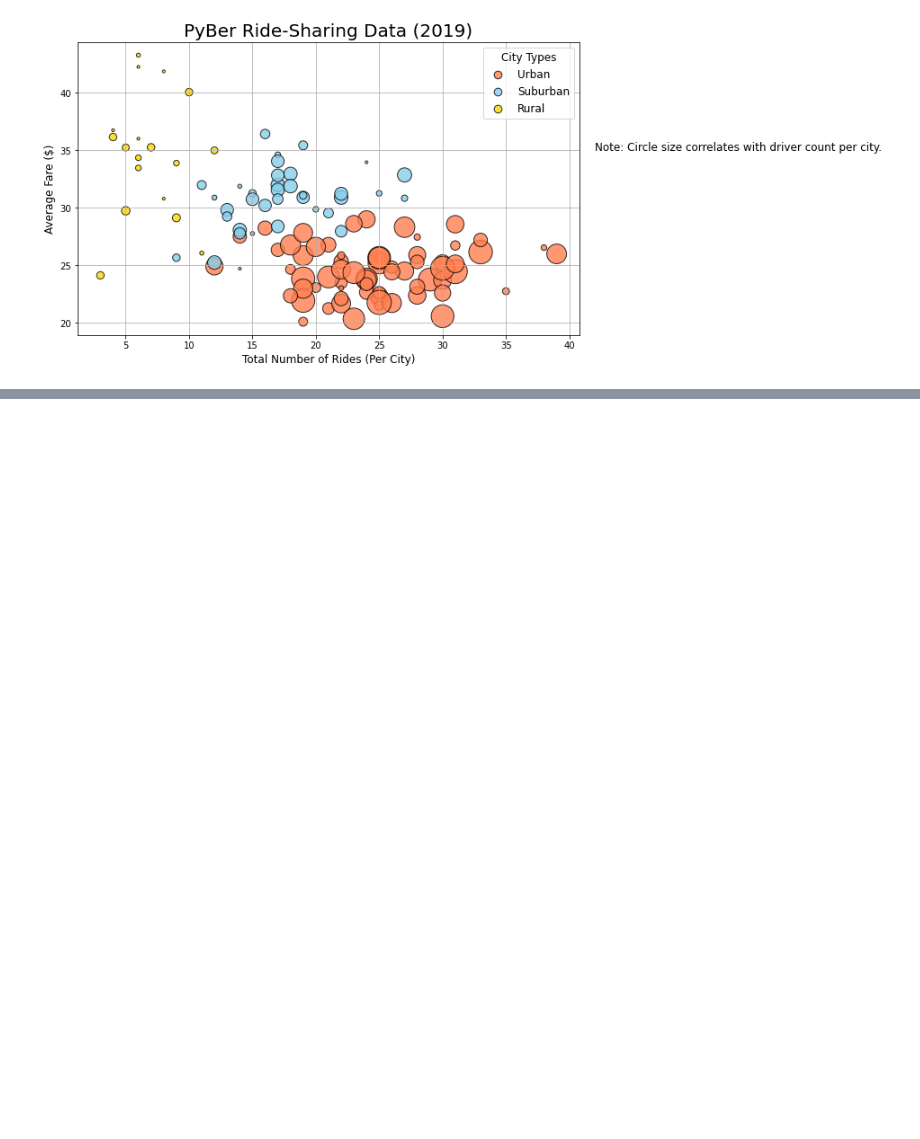
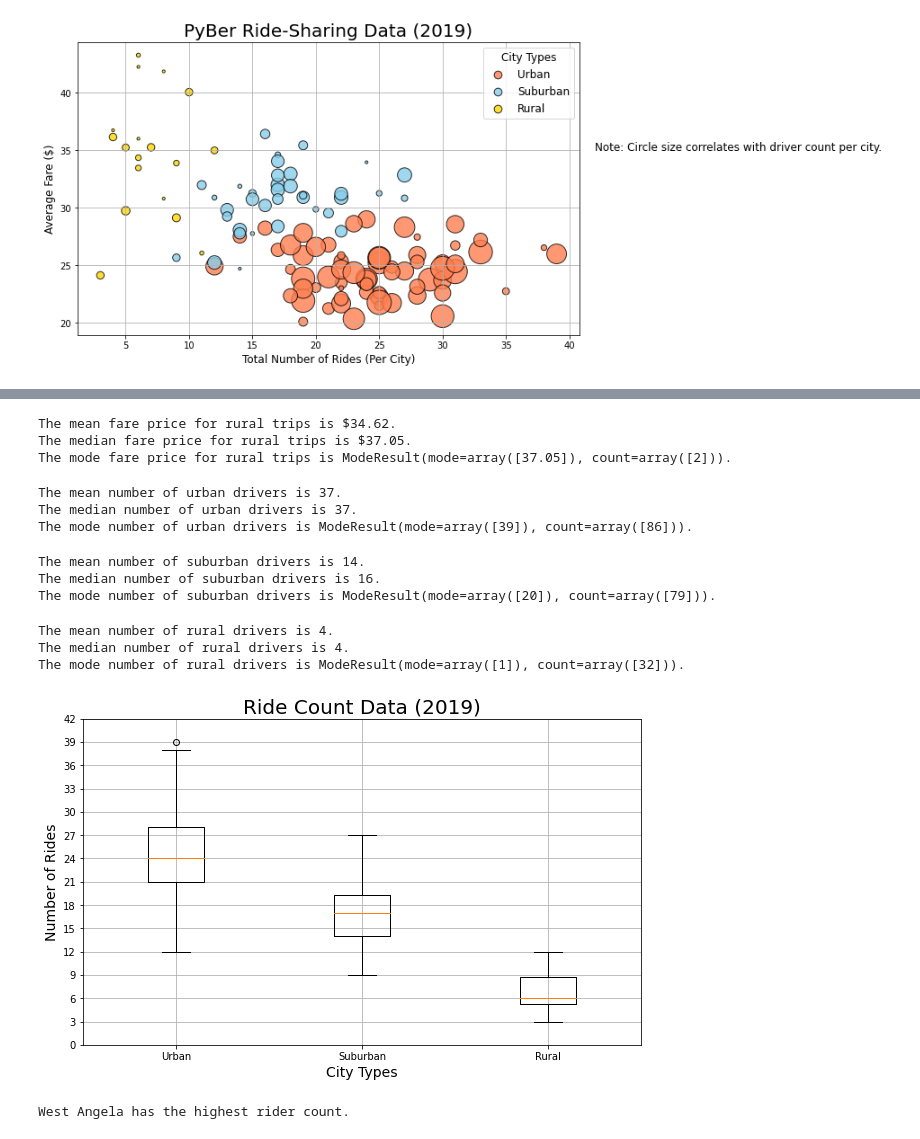
Before and after one commit to vivek-gurumoorthy/PyBer_Analysis, a Jupyter notebook: PyBer.ipynb, the cells around one changed output, grey strips where cells are left out. Drawn from its saved outputs; the diff is of its cells as text; code cells hidden in the pictures; blank space fills up the shorter version.

```diff
--- a/PyBer.ipynb
+++ b/PyBer.ipynb
@@ -267,0 +373,14 @@ plt.show()
+# %%
+# Calculate the measures of central tendency for the average fare for the rural cities.
+mean_rural_fares = np.mean(rural_fares)
+print(f"The mean fare price for rural trips is ${mean_rural_fares:.2f}.")
+
+median_rural_fares = np.median(rural_fares)
+print(f"The median fare price for rural trips is ${median_rural_fares:.2f}.")
+
+mode_rural_fares = sts.mode(rural_fares)
+print(f"The mode fare price for rural trips is {mode_rural_fares}.")
+# %% [output]
+The mean fare price for rural trips is $34.62.
+The median fare price for rural trips is $37.05.
+The mode fare price for rural trips is ModeResult(mode=array([37.05]), count=array([2])).
@@ -267,0 +392,64 @@ plt.show()
+# %%
+# Calculate the measures of central tendency for the drivers in urban cities
+mean_urban_drivers = np.mean(urban_drivers)
+print(f"The mean number of urban drivers is {mean_urban_drivers:.0f}.")
+
+median_urban_drivers = np.median(urban_drivers)
+print(f"The median number of urban drivers is {median_urban_drivers:.0f}.")
+
+mode_urban_drivers = sts.mode(urban_drivers)
+print(f"The mode number of urban drivers is {mode_urban_drivers}.")
+# %% [output]
+The mean number of urban drivers is 37.
+The median number of urban drivers is 37.
+The mode number of urban drivers is ModeResult(mode=array([39]), count=array([86])).
+# %%
+# Calculate the measures of central tendency for the drivers in suburban cities
+mean_suburban_drivers = np.mean(suburban_drivers)
+print(f"The mean number of suburban drivers is {mean_suburban_drivers:.0f}.")
+
+median_suburban_drivers = np.median(suburban_drivers)
+print(f"The median number of suburban drivers is {median_suburban_drivers:.0f}.")
+
+mode_suburban_drivers = sts.mode(suburban_drivers)
+print(f"The mode number of suburban drivers is {mode_suburban_drivers}.")
+# %% [output]
+The mean number of suburban drivers is 14.
+The median number of suburban drivers is 16.
+The mode number of suburban drivers is ModeResult(mode=array([20]), count=array([79])).
+# %%
+# Calculate the measures of central tendency for the drivers in rural cities
+mean_rural_drivers = np.mean(rural_drivers)
+print(f"The mean number of rural drivers is {mean_rural_drivers:.0f}.")
+
+median_rural_drivers = np.median(rural_drivers)
+print(f"The median number of rural drivers is {median_rural_drivers:.0f}.")
+
+mode_rural_drivers = sts.mode(rural_drivers)
+print(f"The mode number of rural drivers is {mode_rural_drivers}.")
+# %% [output]
+The mean number of rural drivers is 4.
+The median number of rural drivers is 4.
+The mode number of rural drivers is ModeResult(mode=array([1]), count=array([32])).
+# %%
+# Add all ride count box-and-whisker plots to the same graph.
+x_labels = ["Urban", "Suburban","Rural"]
+ride_count_data = [urban_ride_count, suburban_ride_count, rural_ride_count]
+fig, ax = plt.subplots(figsize=(10, 6))
+ax.set_title('Ride Count Data (2019)',fontsize=20)
+ax.set_ylabel('Number of Rides',fontsize=14)
+ax.set_xlabel("City Types",fontsize=14)
+ax.boxplot(ride_count_data, labels=x_labels)
+ax.set_yticks(np.arange(0, 45, step=3.0))
+ax.grid()
+# Save the figure.
+plt.savefig("analysis/Fig2.png")
+plt.show()
+# %% [output]
+[figure, added]
+# %%
+# Get the city that matches 39.
+urban_city_outlier = urban_ride_count[urban_ride_count==39].index[0]
+print(f"{urban_city_outlier} has the highest rider count.")
+# %% [output]
+West Angela has the highest rider count.
```
Also changed, not shown: parts of 12 cells of this notebook.
